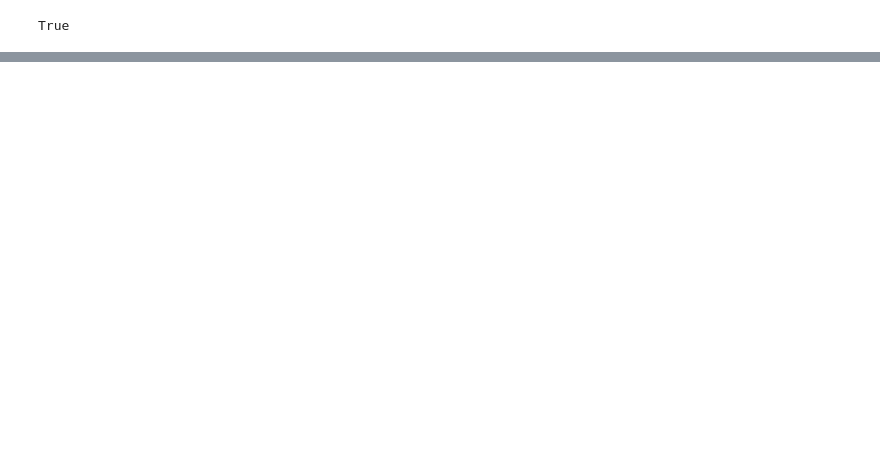
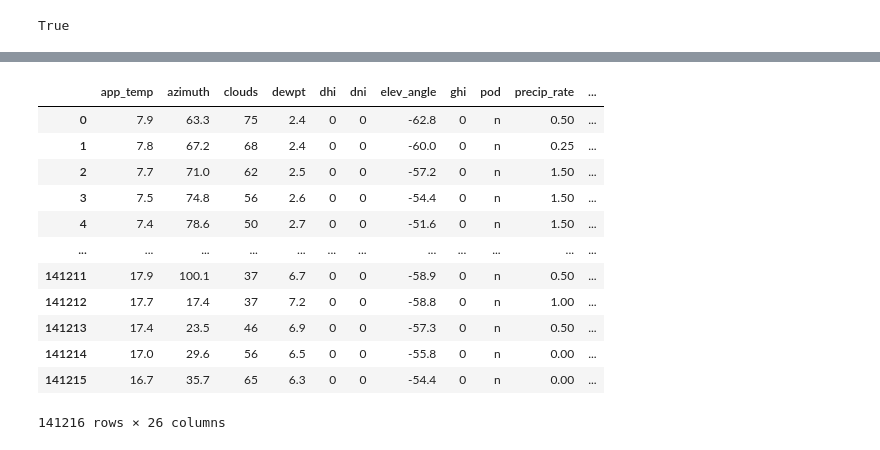
Before and after one commit to zahidesad/learning-from-data-kilowizards, a Jupyter notebook: notebooks/01_data_collection.ipynb, the cells around one changed output, grey strips where cells are left out. Cells and saved outputs as stored; diff of their text form; code cells hidden in the pictures; blank space fills up the shorter version.

```diff
--- a/notebooks/01_data_collection.ipynb
+++ b/notebooks/01_data_collection.ipynb
@@ -107,0 +107,10 @@ Fetching data from 2020-11-11 to 2020-12-11...
+# %%
+preprocessor = DataPreprocessor()
+
+istanbul_df = preprocessor.remove_duplicates(istanbul_df)
+ankara_df = preprocessor.remove_duplicates(ankara_df)
+izmir_df = preprocessor.remove_duplicates(izmir_df)
+konya_df = preprocessor.remove_duplicates(konya_df)
+erzurum_df = preprocessor.remove_duplicates(erzurum_df)
+trabzon_df = preprocessor.remove_duplicates(trabzon_df)
+agri_df = preprocessor.remove_duplicates(agri_df)
@@ -107,0 +133,16 @@ Fetching data from 2020-11-11 to 2020-12-11...
+# %%
+izmir_df
+# %% [output]
+|  | app_temp | azimuth | clouds | dewpt | dhi | dni | elev_angle | ghi | pod | precip_rate | ... |
+| 0 | 7.9 | 63.3 | 75 | 2.4 | 0 | 0 | -62.8 | 0 | n | 0.50 | ... |
+| 1 | 7.8 | 67.2 | 68 | 2.4 | 0 | 0 | -60.0 | 0 | n | 0.25 | ... |
+| 2 | 7.7 | 71.0 | 62 | 2.5 | 0 | 0 | -57.2 | 0 | n | 1.50 | ... |
+| 3 | 7.5 | 74.8 | 56 | 2.6 | 0 | 0 | -54.4 | 0 | n | 1.50 | ... |
+| 4 | 7.4 | 78.6 | 50 | 2.7 | 0 | 0 | -51.6 | 0 | n | 1.50 | ... |
+| ... | ... | ... | ... | ... | ... | ... | ... | ... | ... | ... | ... |
+| 141211 | 17.9 | 100.1 | 37 | 6.7 | 0 | 0 | -58.9 | 0 | n | 0.50 | ... |
+| 141212 | 17.7 | 17.4 | 37 | 7.2 | 0 | 0 | -58.8 | 0 | n | 1.00 | ... |
+| 141213 | 17.4 | 23.5 | 46 | 6.9 | 0 | 0 | -57.3 | 0 | n | 0.50 | ... |
+| 141214 | 17.0 | 29.6 | 56 | 6.5 | 0 | 0 | -55.8 | 0 | n | 0.00 | ... |
+| 141215 | 16.7 | 35.7 | 65 | 6.3 | 0 | 0 | -54.4 | 0 | n | 0.00 | ... |
+141216 rows × 26 columns
```
Also changed, not shown: parts of 8 cells of this notebook, 1 other file.
